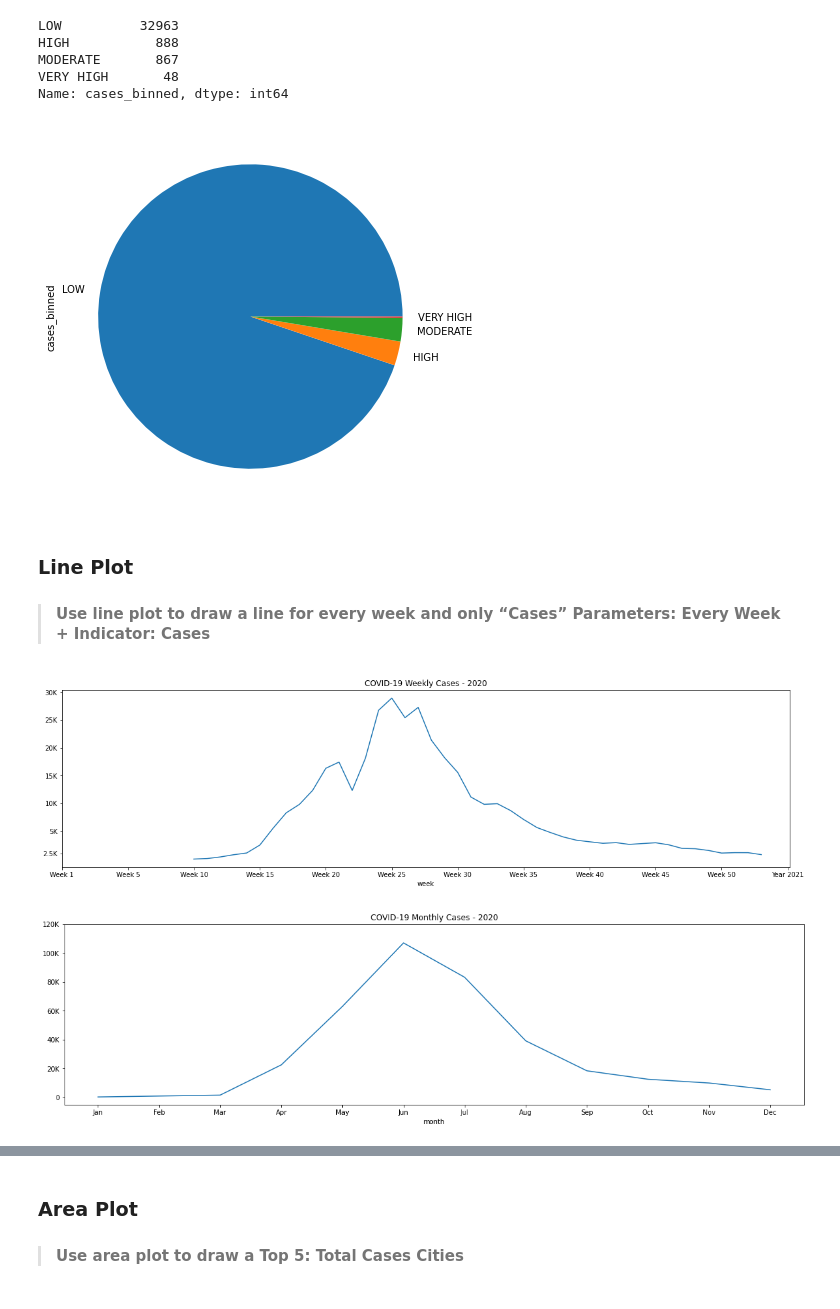
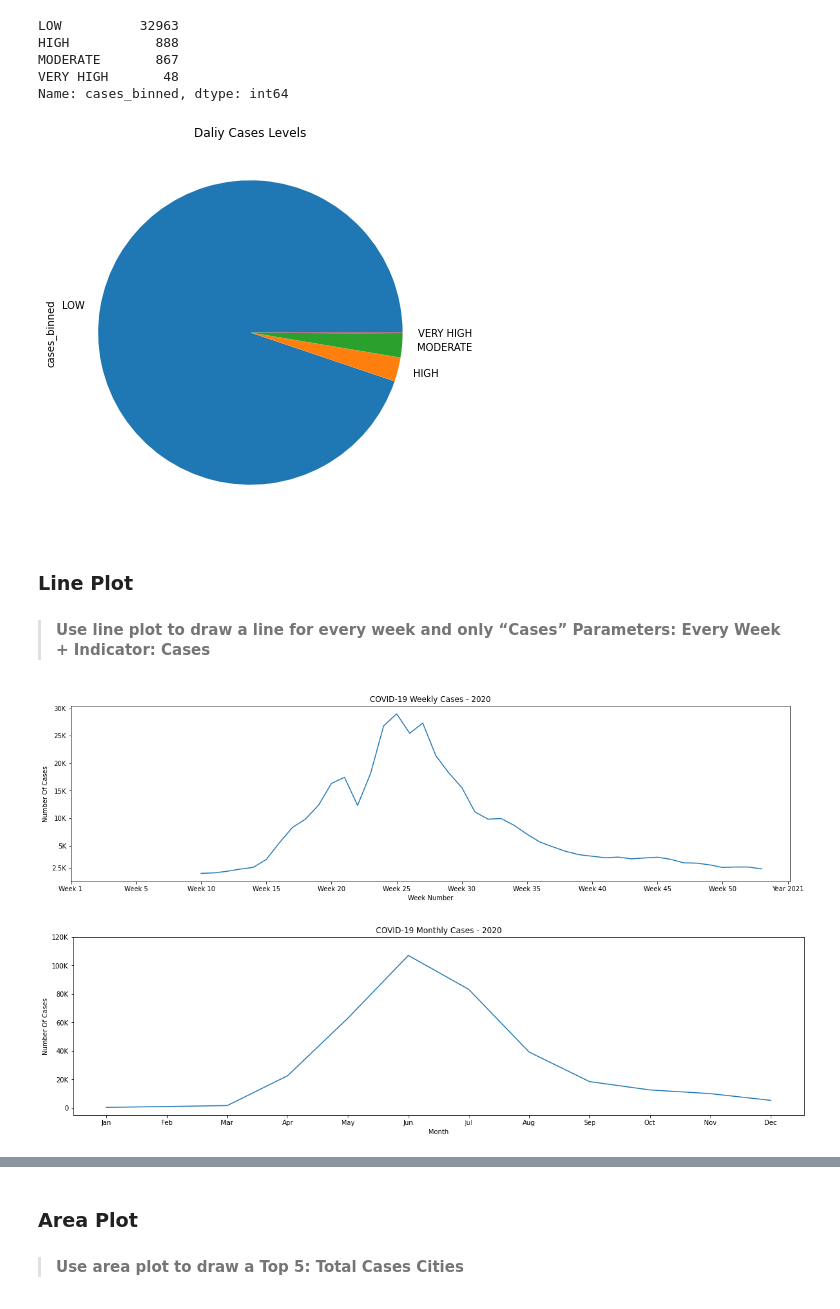
Before and after one commit to azwri/Data_Science_Bootcamp_SSDS_KSU, a Jupyter notebook: covid-19-project/app.ipynb, the cells around one changed output, grey strips where cells are left out. Saved outputs shown, nothing was run; the diff lists cells and outputs as text; code cells hidden in the pictures.

```diff
--- a/covid-19-project/app.ipynb
+++ b/covid-19-project/app.ipynb
@@ -347,9 +347,10 @@ Name: cases_binned, dtype: int64
 # %%
 # binning for cases
 cases.cases_binned.value_counts().plot(kind='pie', figsize=(10, 7))
+plt.title("Daliy Cases Levels")
 plt.show()
 # %% [output]
-[figure, old version]
+[figure, new version]
 # %% [markdown]
 ### Line Plot
 > #### Use line plot to draw a line for every week and only “Cases” Parameters: Every Week + Indicator: Cases
@@ -364,18 +365,22 @@ plt.yticks([ 1000, 5000, 10000, 15000, 20000, 25000, 30000], [ '2.5K', '5K', '10
 plt.xticks([0, 5, 10, 15, 20, 25, 30, 35, 40, 45, 50, 55],
            ['Week 1', 'Week 5', 'Week 10', 'Week 15', 'Week 20', 'Week 25', 'Week 30', 'Week 35', 'Week 40', 'Week 45', 'Week 50','Year 2021'])
 plt.title("COVID-19 Weekly Cases - 2020")
+plt.xlabel("Week Number")
+plt.ylabel("Number Of Cases")
 plt.show()
 # %% [output]
-[figure, old version]
+[figure, new version]
 # %%
 cases[(cases.year == 2020) & (cases.month.notna())].groupby('month').sum()['cases'].sort_index().plot(figsize=(20, 5))
 plt.yticks([0, 20000, 40000, 60000, 80000, 100000, 120000], ['0', '20K', '40K', '60K', '80K', '100K', '120K'])
 plt.xticks([1, 2, 3, 4, 5, 6, 7, 8, 9, 10, 11, 12],
            ['Jan', 'Feb', 'Mar', 'Apr', 'May', 'Jun', 'Jul', 'Aug', 'Sep', 'Oct', 'Nov','Dec'])
 plt.title("COVID-19 Monthly Cases - 2020")
+plt.xlabel("Month")
+plt.ylabel("Number Of Cases")
 plt.show()
 # %% [output]
-[figure, old version]
+[figure, new version]
 # %%
 
 cases[cases.year == 2021].groupby('week').sum()['cases'].sort_index().plot(figsize=(20, 5))
```
Also changed, not shown: parts of 6 cells of this notebook, 3 other files.
